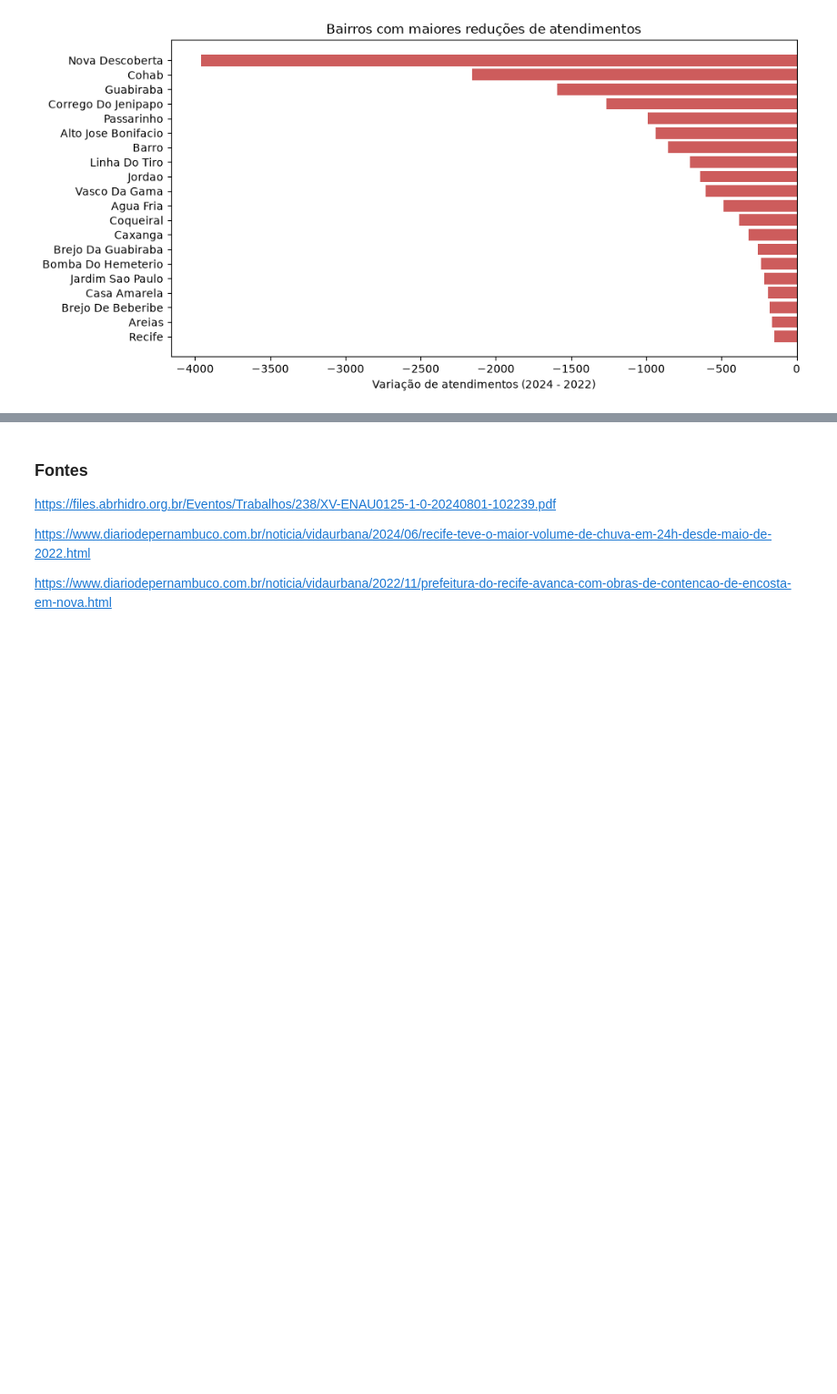
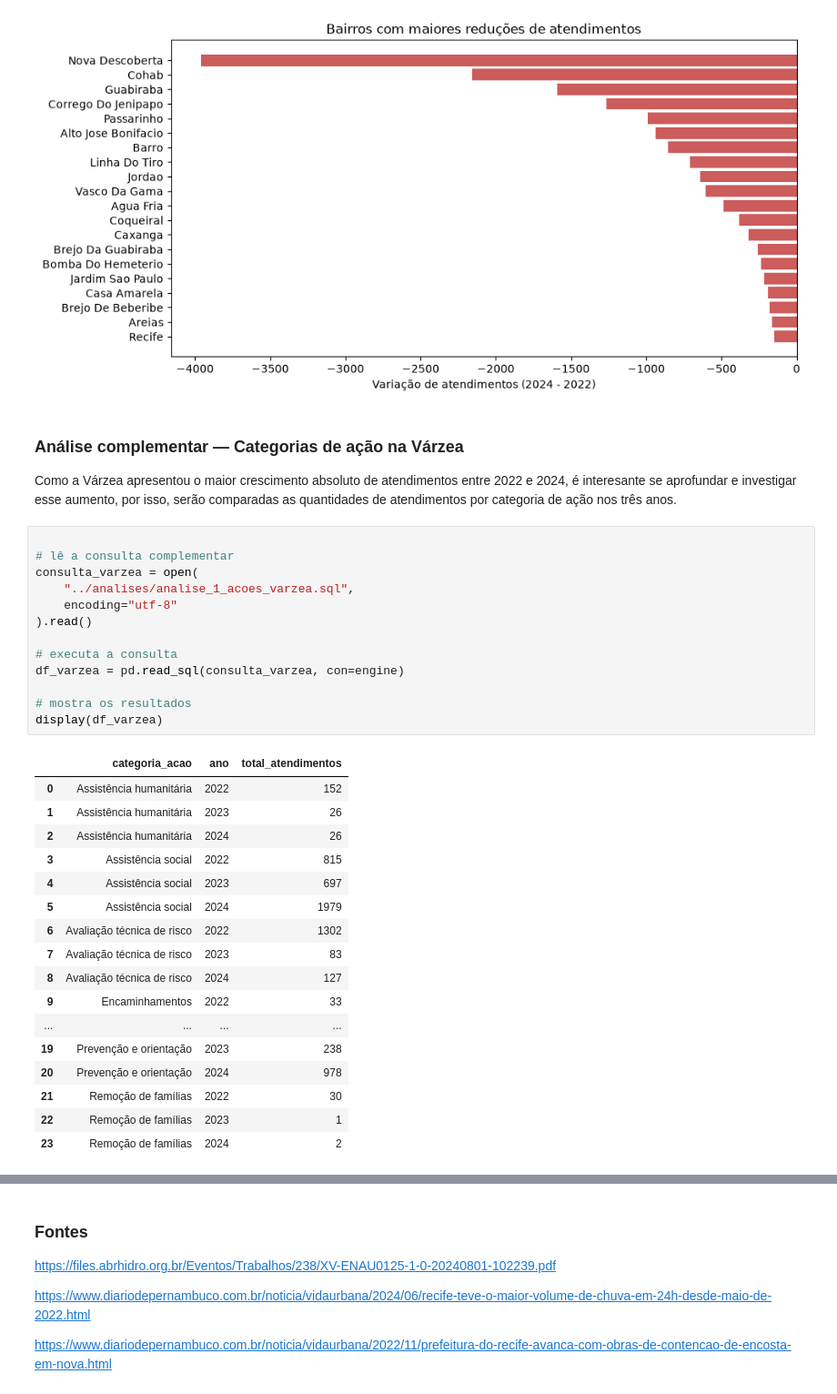
Before and after one commit to mathgoestech/pipeline-defesa-civil-recife, a Jupyter notebook: analises/analise_1_evolucao_bairros.ipynb, the cells around one changed output, grey strips where cells are left out. Shown at 91% size. Saved outputs shown, nothing was run; the diff lists cells and outputs as text; blank space fills up the shorter version.

```diff
--- a/analises/analise_1_evolucao_bairros.ipynb
+++ b/analises/analise_1_evolucao_bairros.ipynb
@@ -229,3 +229,39 @@ plt.show()
 # %% [output]
 [figure]
 [figure]
+# %% [markdown]
+### Análise complementar — Categorias de ação na Várzea
+
+Como a Várzea apresentou o maior crescimento absoluto de atendimentos
+entre 2022 e 2024, é interesante se aprofundar e investigar esse aumento, por isso, serão comparadas as quantidades de atendimentos por categoria de ação nos três anos.
+# %%
+
+# lê a consulta complementar
+consulta_varzea = open(
+    "../analises/analise_1_acoes_varzea.sql",
+    encoding="utf-8"
+).read()
+
+# executa a consulta
+df_varzea = pd.read_sql(consulta_varzea, con=engine)
+
+# mostra os resultados
+display(df_varzea)
+# %% [output]
+|  | categoria_acao | ano | total_atendimentos |
+| 0 | Assistência humanitária | 2022 | 152 |
+| 1 | Assistência humanitária | 2023 | 26 |
+| 2 | Assistência humanitária | 2024 | 26 |
+| 3 | Assistência social | 2022 | 815 |
+| 4 | Assistência social | 2023 | 697 |
+| 5 | Assistência social | 2024 | 1979 |
+| 6 | Avaliação técnica de risco | 2022 | 1302 |
+| 7 | Avaliação técnica de risco | 2023 | 83 |
+| 8 | Avaliação técnica de risco | 2024 | 127 |
+| 9 | Encaminhamentos | 2022 | 33 |
+| ... | ... | ... | ... |
+| 19 | Prevenção e orientação | 2023 | 238 |
+| 20 | Prevenção e orientação | 2024 | 978 |
+| 21 | Remoção de famílias | 2022 | 30 |
+| 22 | Remoção de famílias | 2023 | 1 |
+| 23 | Remoção de famílias | 2024 | 2 |
```
Also changed, not shown: parts of 12 cells of this notebook.
